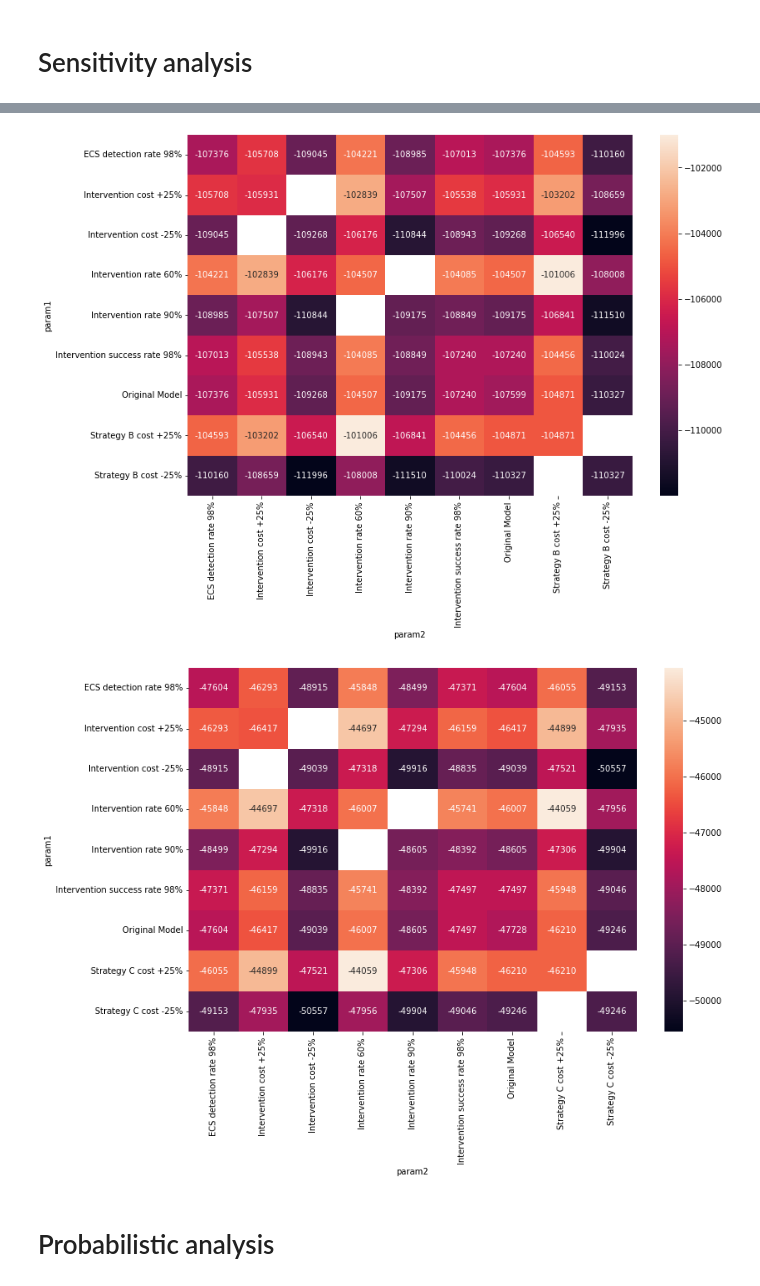
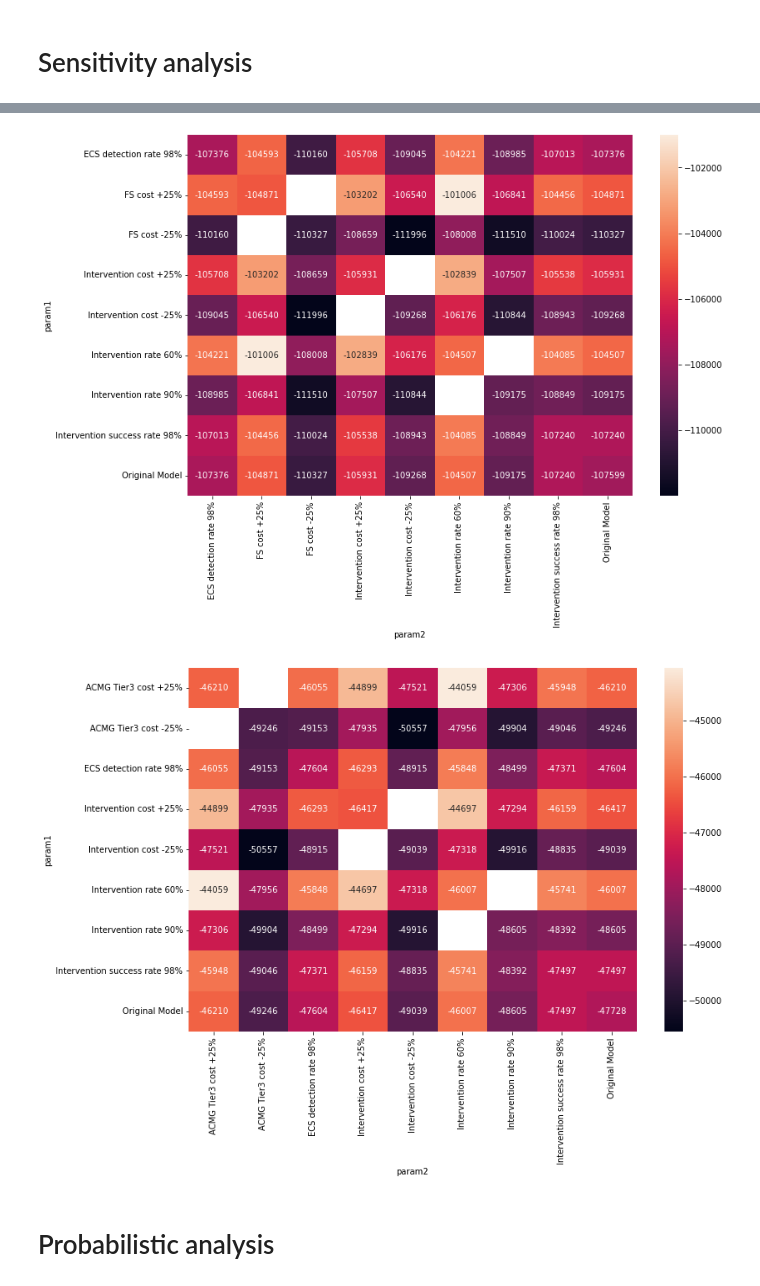
Before and after one commit to matteofigliuzzi/ECSCostEffectiveness, a Jupyter notebook: notebook/cost_effectiveness_notebook.ipynb, the cells around one changed output, grey strips where cells are left out. Cells and saved outputs as stored; diff of their text form; code cells hidden in the pictures.

Commit message:
custom title in ceac plot

```diff
--- a/notebook/cost_effectiveness_notebook.ipynb
+++ b/notebook/cost_effectiveness_notebook.ipynb
@@ -286,10 +286,10 @@ strategy2 = 'Strategy C  - ACMG tier 3'
 
 
 param_list = [
-    ('testing_cost2',0.75*cost_C,'Stategy C cost -25%'),
-              ('testing_cost2',1.25*cost_C,'Strategy C cost +25%'),
-              ('testing_cost1',0.75*cost_A,'Strategy A cost -25%'),
-              ('testing_cost1',1.25*cost_A,'Strategy A cost +25%'),
+    ('testing_cost2',0.75*cost_C,'ACMG tier3 cost -25%'),
+              ('testing_cost2',1.25*cost_C,'ACMG tier3 cost +25%'),
+              ('testing_cost1',0.75*cost_A,'ACMG tier1 cost -25%'),
+              ('testing_cost1',1.25*cost_A,'ACMG tier1 cost +25%'),
               ('intervention_cost',1.25*intervention_cost,'Intervention cost +25%'),
               ('intervention_cost',0.75*intervention_cost,'Intervention cost -25%'),
                 ('rho_notint',0.4,'Intervention rate 60%'),
@@ -347,10 +347,10 @@ strategy2 = 'Strategy C  - ACMG tier 3'
 
 
 param_list = [
-    ('testing_cost2',0.75*cost_C,'Stategy C cost -25%'),
-              ('testing_cost2',1.25*cost_C,'Strategy C cost +25%'),
-              ('testing_cost1',0.75*cost_B,'Strategy B cost -25%'),
-              ('testing_cost1',1.25*cost_B,'Strategy B cost +25%'),
+    ('testing_cost2',0.75*cost_C,'ACMG tier3 cost -25%'),
+              ('testing_cost2',1.25*cost_C,'ACMG tier3 cost +25%'),
+              ('testing_cost1',0.75*cost_B,'FS cost -25%'),
+              ('testing_cost1',1.25*cost_B,'FS cost +25%'),
               ('intervention_cost',1.25*intervention_cost,'Intervention cost +25%'),
               ('intervention_cost',0.75*intervention_cost,'Intervention cost -25%'),
                 ('rho_notint',0.4,'Intervention rate 60%'),
@@ -405,9 +405,11 @@ plt.savefig(os.path.join(out_folder,'bivariate_'+strategy1+'vs'+strategy2+'.jpeg
 strategy1 = 'Strategy A - ACMG tier 1'
 strategy2 = 'No testing'
 
+
+
 param_list = [
-    ('testing_cost1',0.75*cost_A,'Strategy A cost -25%'),
-              ('testing_cost1',1.25*cost_A,'Strategy A cost +25%'),
+    ('testing_cost1',0.75*cost_A,'ACMG tier1 cost -25%'),
+              ('testing_cost1',1.25*cost_A,'ACMG tier1 cost +25%'),
               ('intervention_cost',1.25*intervention_cost,'Intervention cost +25%'),
               ('intervention_cost',0.75*intervention_cost,'Intervention cost -25%'),
                 ('rho_notint',0.4,'Intervention rate 60%'),
@@ -468,8 +470,8 @@ strategy1 = 'Strategy B - Focused Screening'
 strategy2 = 'No testing'
 
 param_list = [
-    ('testing_cost1',0.75*cost_B,'Strategy B cost -25%'),
-              ('testing_cost1',1.25*cost_B,'Strategy B cost +25%'),
+    ('testing_cost1',0.75*cost_B,'FS cost -25%'),
+              ('testing_cost1',1.25*cost_B,'FS cost +25%'),
               ('intervention_cost',1.25*intervention_cost,'Intervention cost +25%'),
               ('intervention_cost',0.75*intervention_cost,'Intervention cost -25%'),
                 ('rho_notint',0.4,'Intervention rate 60%'),
@@ -521,7 +523,7 @@ fig,ax = plt.subplots(figsize=(12,8))
 sns.heatmap(ax=ax,data = df_pivot, annot=True, fmt=".0f")
 plt.savefig(os.path.join(out_folder,'bivariate_'+strategy1+'vs'+strategy2+'.jpeg'))
 # %% [output]
-[figure, old version]
+[figure, new version]
 # %%
 # C vs no testing
 
@@ -530,8 +532,8 @@ strategy1 = 'Strategy C  - ACMG tier 3'
 strategy2 = 'No testing'
 
 param_list = [
-    ('testing_cost1',0.75*cost_C,'Strategy C cost -25%'),
-              ('testing_cost1',1.25*cost_C,'Strategy C cost +25%'),
+    ('testing_cost1',0.75*cost_C,'ACMG Tier3 cost -25%'),
+              ('testing_cost1',1.25*cost_C,'ACMG Tier3 cost +25%'),
               ('intervention_cost',1.25*intervention_cost,'Intervention cost +25%'),
               ('intervention_cost',0.75*intervention_cost,'Intervention cost -25%'),
                 ('rho_notint',0.4,'Intervention rate 60%'),
@@ -556,34 +558,34 @@ for idx1 in range(len(param_list)):
 
         else:
 
 
             icer = Icer(dl.strategy_dict[strategy1],dl.strategy_dict[strategy2],
                      eps_cs=0,eps_pgt=0,intervention_cost=intervention_cost,rho_notint=rho_notint)
             setattr(icer,param1[0],param1[1])
             setattr(icer,param2[0],param2[1])
 
 
             icer.compute_icer()
             df_icer_sensitivity = df_icer_sensitivity.append(
             {'param1':param1[2],'param1_value':param1[1],
              'param2':param2[2],'param2_value':param2[1],
                'icer':icer.icer,
                'total cost1':icer.total_cost1,
                'total cost2':icer.total_cost2,
                'life exp1':icer.life_exp1,
                'life exp2':icer.life_exp2,
               'benefit difference (years)':icer.life_exp1-icer.life_exp2,
             'cost difference (Euros)':icer.total_cost1-icer.total_cost2},ignore_index=True)
 
 df_pivot = df_icer_sensitivity.pivot_table(index='param1',columns='param2',values='icer')
 params = [x[2] for x in param_list]
 #df_pivot = df_pivot.loc[params,params]
 
 fig,ax = plt.subplots(figsize=(12,8))
 sns.heatmap(ax=ax,data = df_pivot, annot=True, fmt=".0f")
 plt.savefig(os.path.join(out_folder,'bivariate_'+strategy1+'vs'+strategy2+'.jpeg'))
 # %% [output]
-[figure, old version]
+[figure, new version]
 # %% [markdown]
 # Probabilistic analysis
 # %%
```
Also changed, not shown: parts of 22 cells of this notebook, 1 other file.
